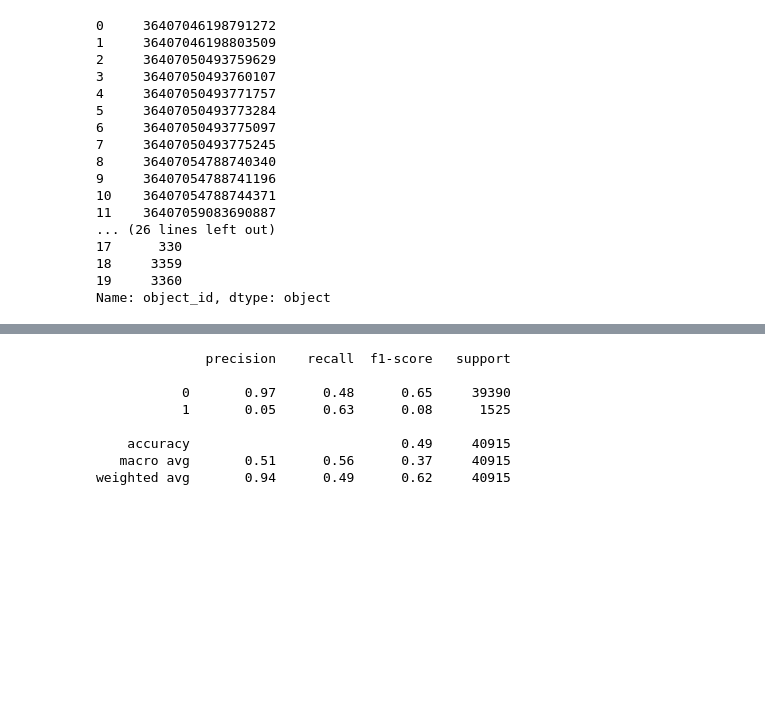
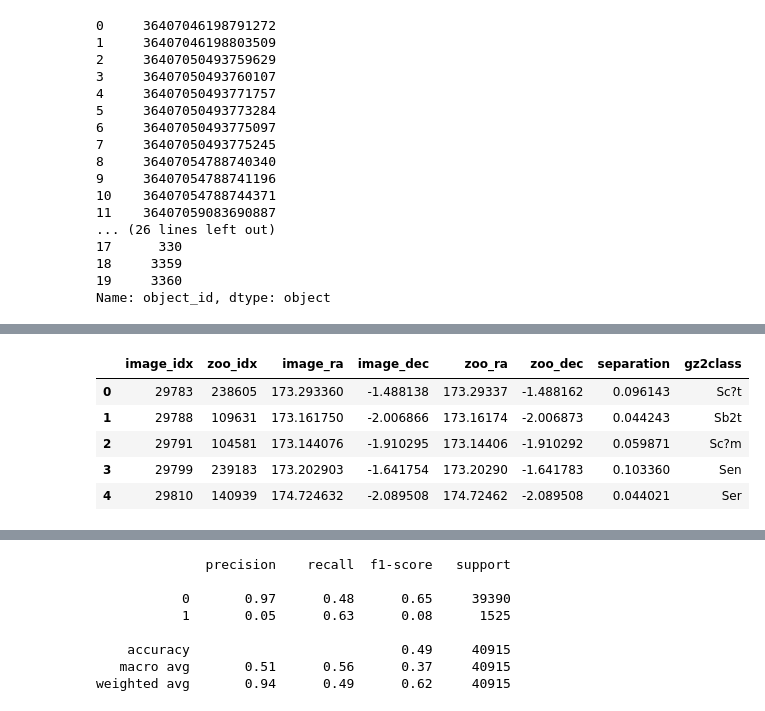
Before and after one commit to MADS-Milestone-2/Galaxy-Classifier, a Jupyter notebook: group-4-first-draft.ipynb, the cells around one changed output, grey strips where cells are left out. Saved outputs shown, nothing was run; the diff lists cells and outputs as text; code cells hidden in the pictures; blank space fills up the shorter version.

```diff
--- a/group-4-first-draft.ipynb
+++ b/group-4-first-draft.ipynb
@@ -190,7 +213,7 @@ print_image(idx=9999, dataset=dataset)
 # %%
 # csv files are inside a data folder, but then in .gitignore because of the size, so we need to specify the path to read them
 
-images_df = pd.read_csv("5x127x127_training_with_morphology.csv")
+images_df = pd.read_csv("data/5x127x127_training_with_morphology.csv")
 print("CSV DataFrame shape:", images_df.shape)
 # %% [output]
 CSV DataFrame shape: (204573, 84)
@@ -622,0 +694,24 @@ y = model_df['galaxy_type']
+# %%
+sample_coords = SkyCoord(ra=images_df["ra"].values*u.degree, dec=images_df["dec"].values*u.degree)
+zoo_coords = SkyCoord(ra=zoo_df["ra"].values*u.degree, dec=zoo_df["dec"].values*u.degree)
+
+# Match galaxies to its nearest neighbor in the zoo catalog
+idx, d2d, d3d = sample_coords.match_to_catalog_sky(zoo_coords)
+
+# Filter out matches that are too far away
+max_separation = 2.0 * u.arcsec  # Adjust this threshold based on the expected positional accuracy
+matches = d2d < max_separation
+
+# Create a DataFrame of matched galaxies
+matched_df = pd.DataFrame({
+    "image_idx": np.where(matches)[0],
+    "zoo_idx": idx[matches],
+    'image_ra': images_df['ra'].values[matches],
+    'image_dec': images_df['dec'].values[matches],
+    'zoo_ra': zoo_df['ra'].values[idx[matches]],
+    'zoo_dec': zoo_df['dec'].values[idx[matches]],
+    'separation': d2d[matches].arcsec
+})
+
+print(f"Number of matched galaxies: {len(matched_df)}")
+print(matched_df.head())
@@ -622,0 +726,15 @@ y = model_df['galaxy_type']
+# %%
+# Pull only the zoo columns you want
+zoo_labels = zoo_df[["gz2class"]].reset_index().rename(columns={"index": "zoo_idx"})
+
+# Merge match info with zoo labels
+matched_with_labels = matched_df.merge(zoo_labels, on="zoo_idx", how="left")
+
+matched_with_labels.head()
+# %% [output]
+|  | image_idx | zoo_idx | image_ra | image_dec | zoo_ra | zoo_dec | separation | gz2class |
+| 0 | 29783 | 238605 | 173.293360 | -1.488138 | 173.29337 | -1.488162 | 0.096143 | Sc?t |
+| 1 | 29788 | 109631 | 173.161750 | -2.006866 | 173.16174 | -2.006873 | 0.044243 | Sb2t |
+| 2 | 29791 | 104581 | 173.144076 | -1.910295 | 173.14406 | -1.910292 | 0.059871 | Sc?m |
+| 3 | 29799 | 239183 | 173.202903 | -1.641754 | 173.20290 | -1.641783 | 0.103360 | Sen |
+| 4 | 29810 | 140939 | 174.724632 | -2.089508 | 174.72462 | -2.089508 | 0.044021 | Ser |
```
Also changed, not shown: parts of 35 cells of this notebook, 2 other files.
